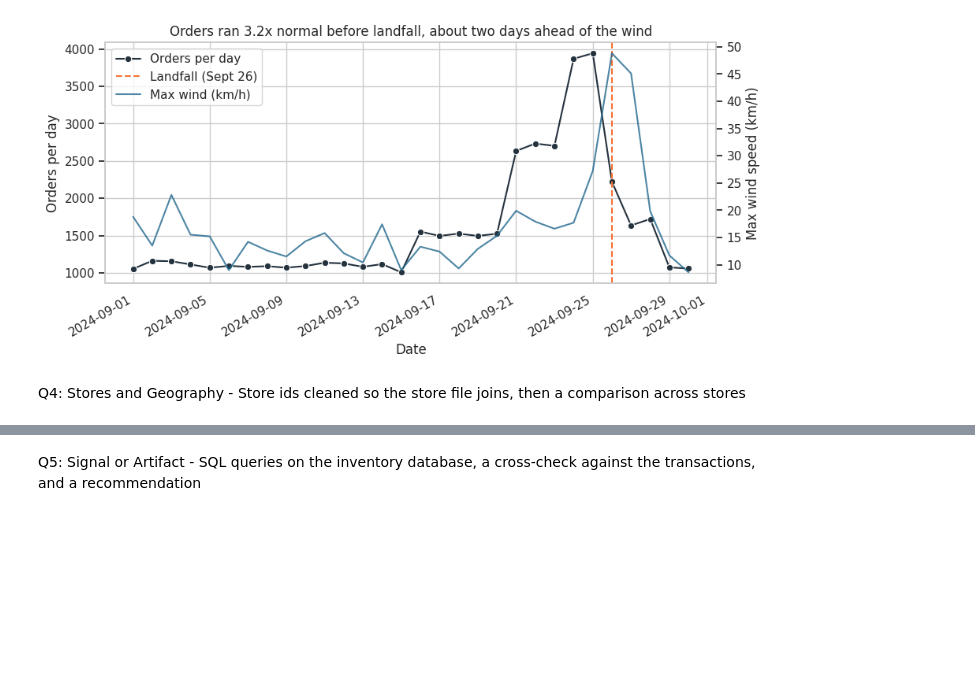
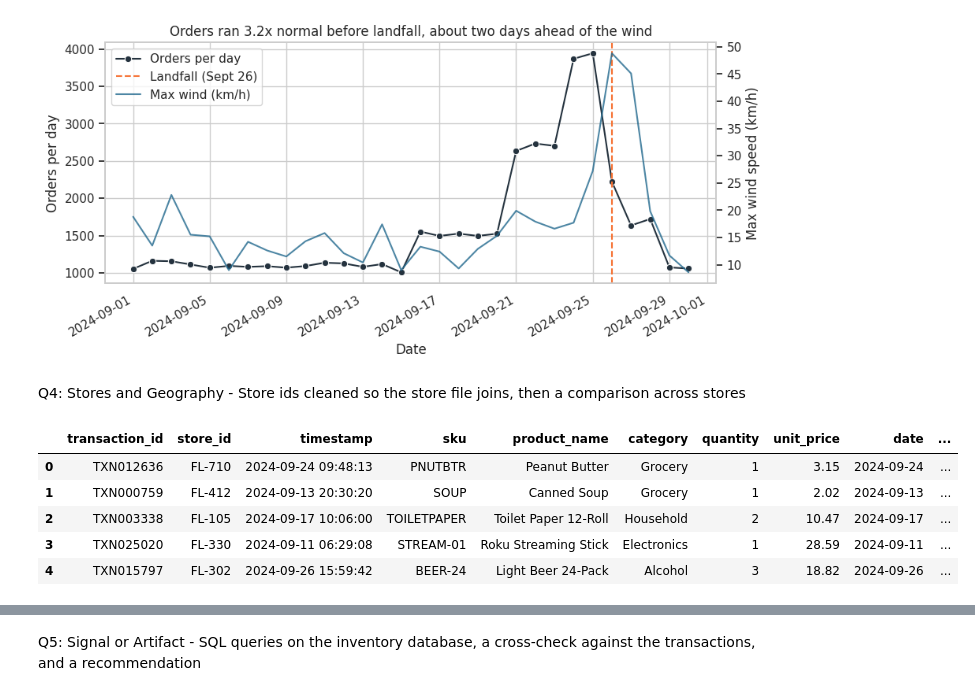
Before and after one commit to Fespinoza1477/walmart-hurricane-project, a Jupyter notebook: Notebooks/Team_Notebook.ipynb, the cells around one changed output, grey strips where cells are left out. Drawn from its saved outputs; the diff is of its cells as text; code cells hidden in the pictures; blank space fills up the shorter version.

```diff
--- a/Notebooks/Team_Notebook.ipynb
+++ b/Notebooks/Team_Notebook.ipynb
@@ -650,3 +659,24 @@ plt.show()
 [figure]
 # %% [markdown]
 Q4: Stores and Geography - Store ids cleaned so the store file joins, then a comparison across stores
+# %%
+# merging latitude and longitude data onto transaction data
+# df_main: the frame you want to add lat/long to (e.g. sales or inventory)
+# df_geo:  the frame that has store_id, lat, long
+
+lat_long_trans = trans.merge(
+    loc[["store_id", "latitude", "longitude"]],   # only bring over the columns you need
+    on="store_id",
+    how="left",                            # keep every row of df_main
+    validate="m:1",                        # many rows in df_main per one row in df_geo
+)
+lat_long_trans.head()
+
+# need category sales by day by store
+# %% [output]
+|  | transaction_id | store_id | timestamp | sku | product_name | category | quantity | unit_price | date | ... |
+| 0 | TXN012636 | FL-710 | 2024-09-24 09:48:13 | PNUTBTR | Peanut Butter | Grocery | 1 | 3.15 | 2024-09-24 | ... |
+| 1 | TXN000759 | FL-412 | 2024-09-13 20:30:20 | SOUP | Canned Soup | Grocery | 1 | 2.02 | 2024-09-13 | ... |
+| 2 | TXN003338 | FL-105 | 2024-09-17 10:06:00 | TOILETPAPER | Toilet Paper 12-Roll | Household | 2 | 10.47 | 2024-09-17 | ... |
+| 3 | TXN025020 | FL-330 | 2024-09-11 06:29:08 | STREAM-01 | Roku Streaming Stick | Electronics | 1 | 28.59 | 2024-09-11 | ... |
+| 4 | TXN015797 | FL-302 | 2024-09-26 15:59:42 | BEER-24 | Light Beer 24-Pack | Alcohol | 3 | 18.82 | 2024-09-26 | ... |
```
Also changed, not shown: parts of 5 cells of this notebook.
